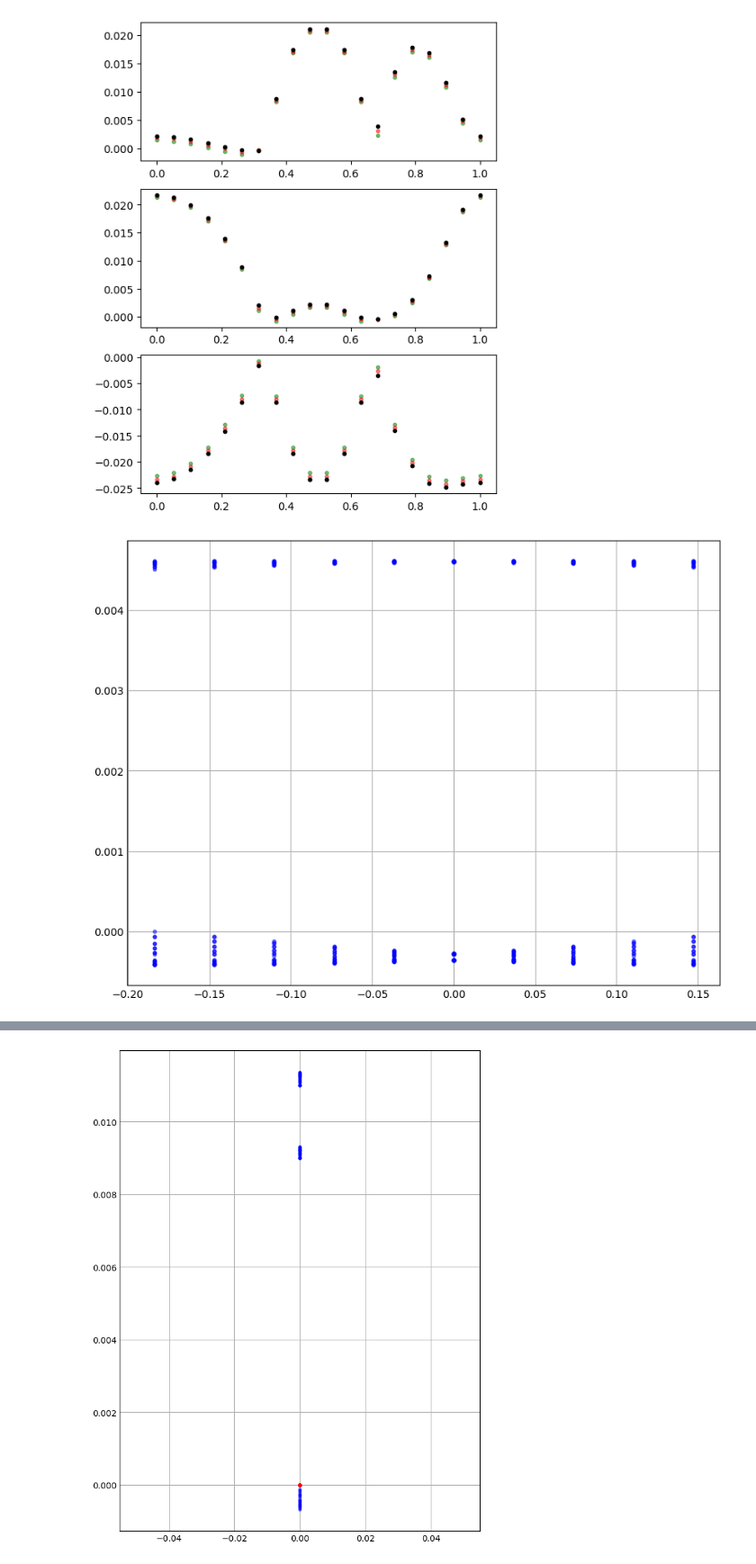
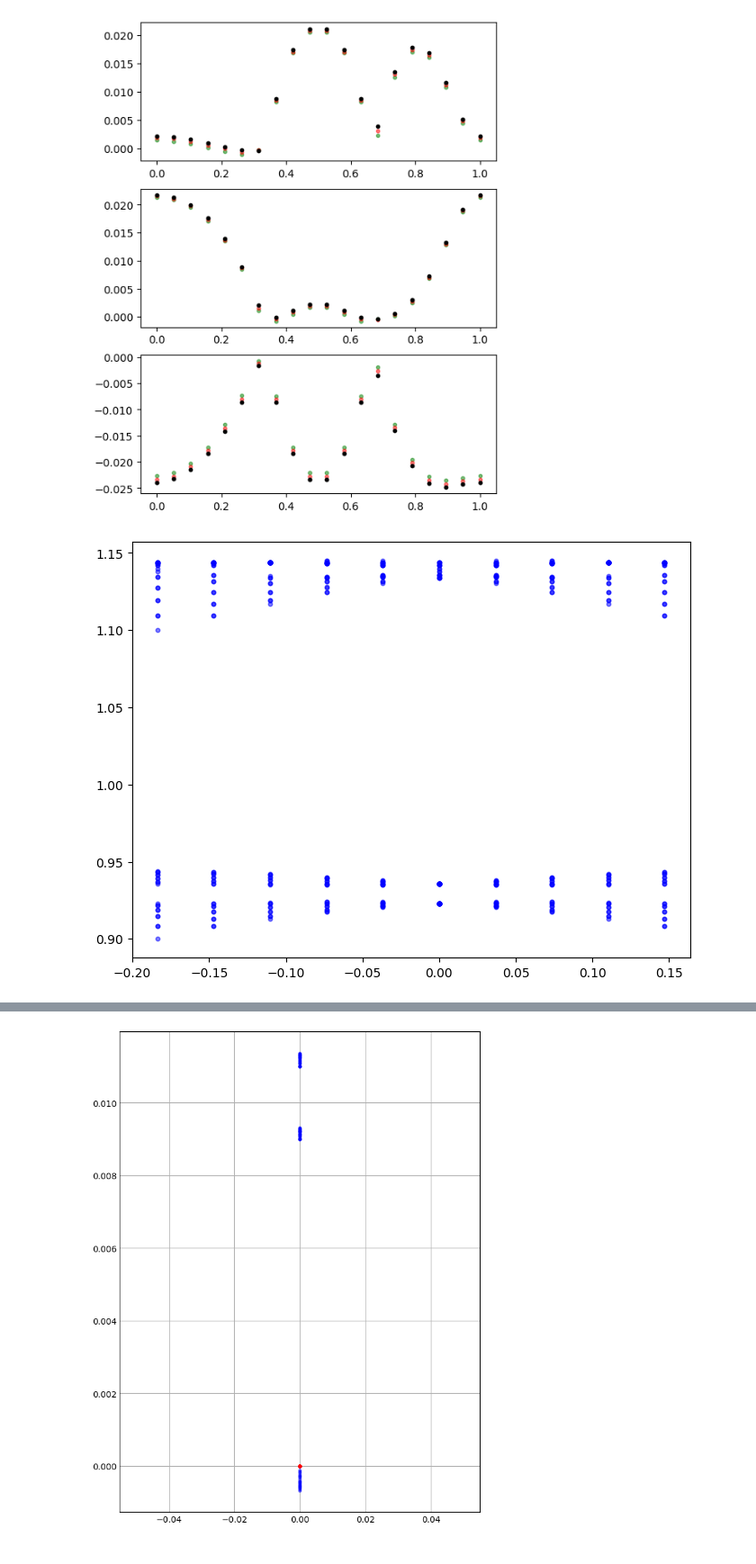
Before and after one commit to ChriGomm/master, a Jupyter notebook: numerics/dip_dip.ipynb, the cells around one changed output, grey strips where cells are left out. Shown at 90% size. Drawn from its saved outputs; the diff is of its cells as text; code cells hidden in the pictures.

```diff
--- a/numerics/dip_dip.ipynb
+++ b/numerics/dip_dip.ipynb
@@ -850,3 +860,22 @@ for i in range(eigvals2.shape[0]):
         ax.scatter(t[i],eigen[j],color='red', s=10, alpha=0.5)
 # %% [output]
 [figure]
+# %%
+grid_size = 51
+pot = np.zeros((grid_size,grid_size))
+pot2 = np.zeros_like(pot)
+k = k_course(t[3])
+for i in range(-grid_size//2,grid_size//2+1):
+    for j in range(-grid_size//2,grid_size//2+1):
+        if i==0 and j == 0:
+            pot[i,j] = 3*1/np.sqrt(3)**3*(1-np.sqrt(3)**3)
+            continue
+
+
+        pot[i,j] = 1/np.sqrt(3)**3/(i**2+j**2+j*i)**3*(1-np.sqrt(3)**3/(i**2+j**2+j*i)**2*np.abs(i*j)/2)   +   1/np.sqrt(3)**3/(5/6+i**2+j**2+j*i)**3*(1-np.sqrt(3)*5/6/(5/6+i**2+j**2+j*i)**2*np.abs(i*j))
+
+p = np.zeros(grid_size)
+for i in range(1,grid_size):
+    p[i] = 1/np.sqrt(3)**3*1/i*(1-np.sqrt(3)**3/4/i)
+
+np.sum(p)
@@ -853,15 +884,15 @@ for i in range(eigvals2.shape[0]):
 # %%
 # import os
-# os.path.mkdir()
-fig, ax = plt.subplots(3,1,figsize=(6, 8))
-eigvals2 = parallel_for([len(t)],wrap_kloop,6).astype(np.complex64)
-eigvals3 = parallel_for([len(t)],wrap_kloop,9).astype(np.complex64)
-eigvals4 = parallel_for([len(t)],wrap_kloop,15).astype(np.complex64)
-for i in range(eigvals2.shape[0]): # /np.max(np.real(eigs[i]))*np.max(np.real(eigvals2[i])),
-    for j in range(eigvals2.shape[1]):
-        ax[j].scatter(t[i],eigvals2[i,j],color='green', s=10, alpha=0.5)
-        ax[j].scatter(t[i],eigvals3[i,j],color='red', s=10, alpha=0.5)
-        ax[j].scatter(t[i],eigvals4[i,j],color='0',s=10)
+# os.makedirs('coulomb_eig_comparison',exist_ok=True)
+# fig, ax = plt.subplots(3,1,figsize=(6, 8))
+# eigvals2 = parallel_for([len(t)],wrap_kloop,6).astype(np.complex64)
+# eigvals3 = parallel_for([len(t)],wrap_kloop,9).astype(np.complex64)
+eigvals5 = parallel_for([len(t)],wrap_kloop,25).astype(np.complex64)
+# for i in range(eigvals2.shape[0]): # /np.max(np.real(eigs[i]))*np.max(np.real(eigvals2[i])),
+#     for j in range(eigvals2.shape[1]):
+#         ax[j].scatter(t[i],eigvals2[i,j],color='green', s=10, alpha=0.5)
+#         ax[j].scatter(t[i],eigvals3[i,j],color='red', s=10, alpha=0.5)
+#         ax[j].scatter(t[i],eigvals4[i,j],color='0',s=10)
         # ax.scatter(t[i],eigs[i,j]/np.max(np.real(eigs[i]))*np.max(np.real(eigvals2[i].astype(np.complex64))) ,color='blue', s=10, alpha=0.5)
     # print(1/np.max(np.real(eigs[i]))*np.max(np.real(eigvals2[i].astype(np.complex64))))
-plt.show()
+# plt.show()
@@ -906,7 +935,7 @@ for i in range(-grid_size//2,grid_size//2):
     for j in range(-grid_size//2,grid_size//2):
 
         k = i/grid_size * k1 + j/grid_size * k2
-        dmat = D_mat(k,bare_interaction_coulomb,bare_interaction_coulomb_onsite,10)
+        dmat = D_mat(k,bare_interaction_coulomb,bare_interaction_coulomb_onsite,60)
         # dmat = D_mat(k)
         # dmat = D_mat(k,bare_interaction,no_onsite_interaction,6)
         # dmat3 = D_mat_nn(k)
@@ -923,32 +952,32 @@ for i in range(-grid_size//2,grid_size//2):
         # k2 = (i+1/2)/grid_size * k1 + (j+1/2)/grid_size * k2
         # dmat2 = D_mat(k2,bare_interaction_coulomb,bare_interaction_coulomb_onsite)
         # dmat = D_mat(k)
         # eigvals2, eigvecs2 = np.linalg.eig(dmat2)
         # eigs = sort_eigenvalues(eigvals, eigvecs)
         # eigenvals2[:, i, j] = sorted(np.real(eigvals2[:]) )
-for h in range(3):
+for h in range(2,6):
     for j in range(grid_size):
 
             ax.scatter(2/np.pi/np.sqrt(3)*k_index, eigenvals[h, :, j], color='blue', s=10, alpha=0.5)
         #     ax.scatter(2/np.pi/np.sqrt(3)*k_index, eigenvals2[h, :, j], color='red', s=10, alpha=0.5)
 
 plt.show()
 
 # k_index = np.arange(1,grid_size+1)/grid_size
 # eigenvals = np.zeros((6*grid_size**2,grid_size))
 # for i in range(grid_size):
 
 #         k = i/grid_size * k1 + j/grid_size * k2
 #         dmat = interaction_matrix(k_index[i])
 #         eigvals, eigvecs = np.linalg.eig(dmat)
 #         print(eigvals.shape)
 #         break
 
 # for h in range(6):
 #     for j in range(grid_size):
 
 #             ax.scatter(2/np.pi/np.sqrt(3)*k_index, eigenvals[h, :, j], color='blue', s=10, alpha=0.5)
 
 # plt.show()
 # %% [output]
-[figure, old version]
+[figure, new version]
```
Also changed, not shown: parts of 7 cells of this notebook, 4 other files.
